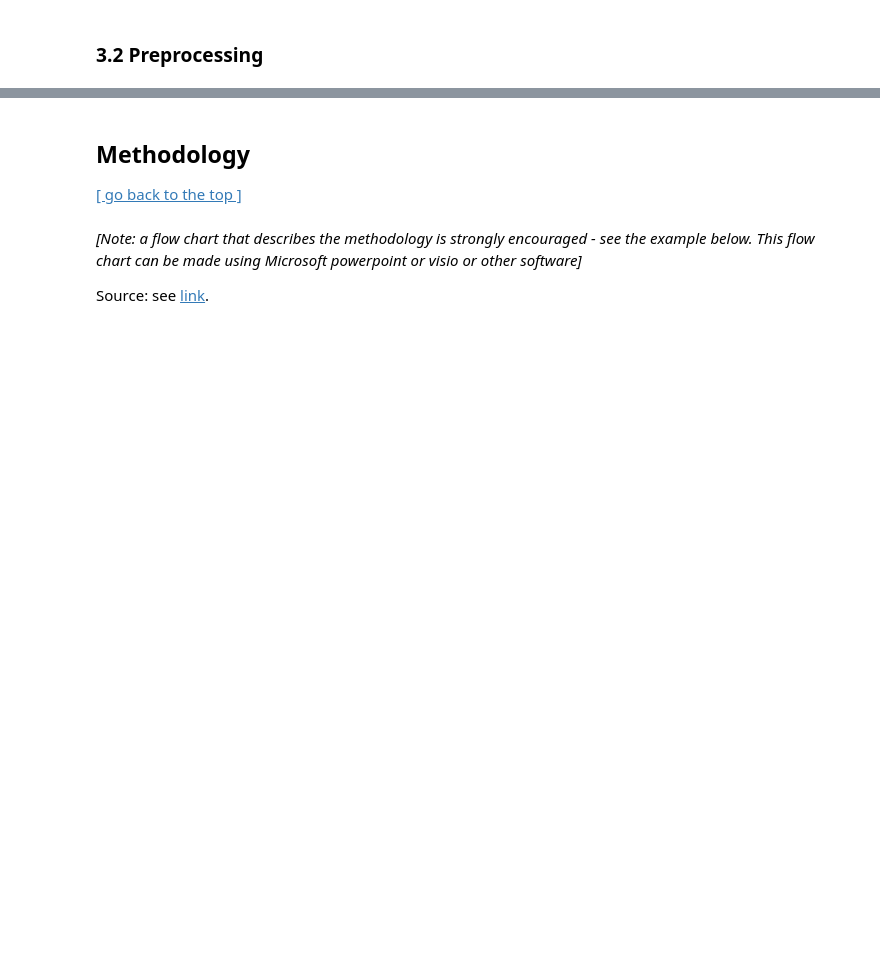
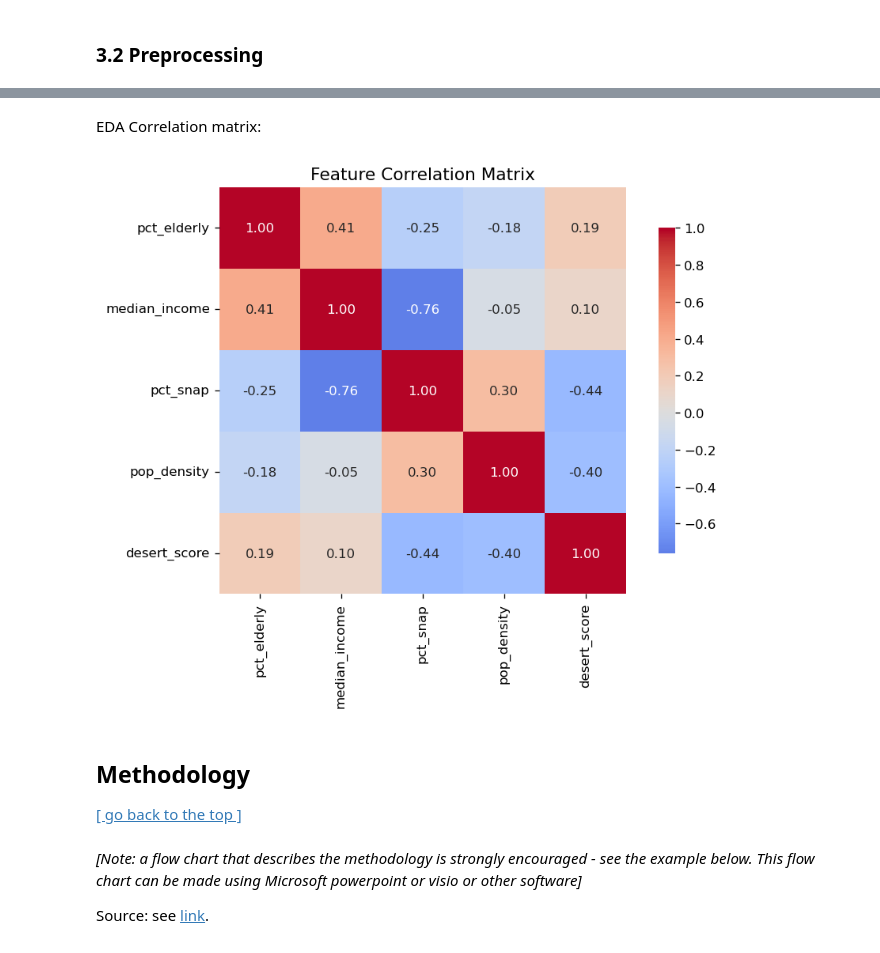
Before and after one commit to hawaiie-star/DS, a Jupyter notebook: Assessment /Final_submission_CASA0006.ipynb, the cells around one changed output, grey strips where cells are left out. Cells and saved outputs as stored; diff of their text form; code cells hidden in the pictures; blank space fills up the shorter version.

```diff
--- a/Assessment /Final_submission_CASA0006.ipynb
+++ b/Assessment /Final_submission_CASA0006.ipynb
@@ -72,3 +379,19 @@
+# %% [markdown]
+EDA Correlation matrix:
+# %%
+feature_cols = ['pct_elderly', 'median_income', 'pct_snap',
+                'pop_density', 'desert_score']
+
+corr = gdf[feature_cols].corr()
+
+fig, ax = plt.subplots(figsize=(8, 6))
+sns.heatmap(corr, annot=True, fmt='.2f', cmap='coolwarm',
+            center=0, square=True, ax=ax, cbar_kws={'shrink': 0.8})
+ax.set_title('Feature Correlation Matrix', fontsize=13)
+plt.tight_layout()
+plt.show()
+# %% [output]
+[figure, added]
 # %% [markdown]
 ## Methodology
 
```
Also changed, not shown: parts of 18 cells of this notebook.
